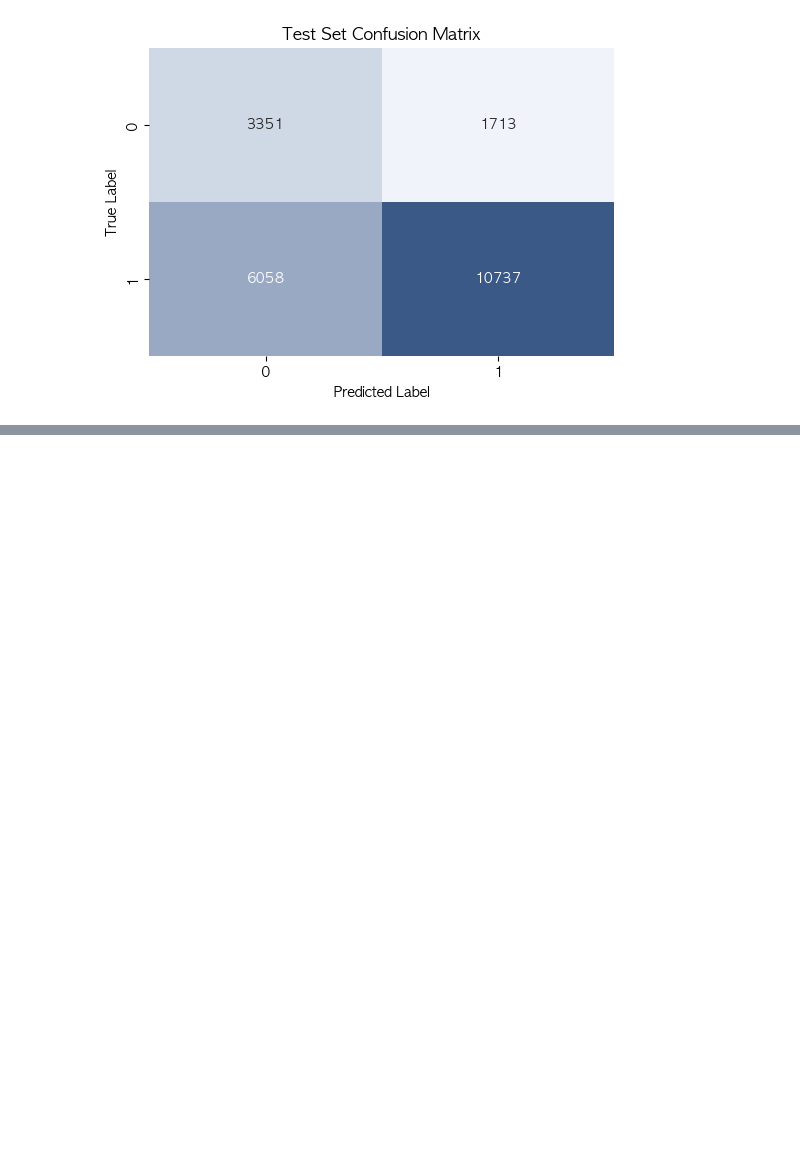
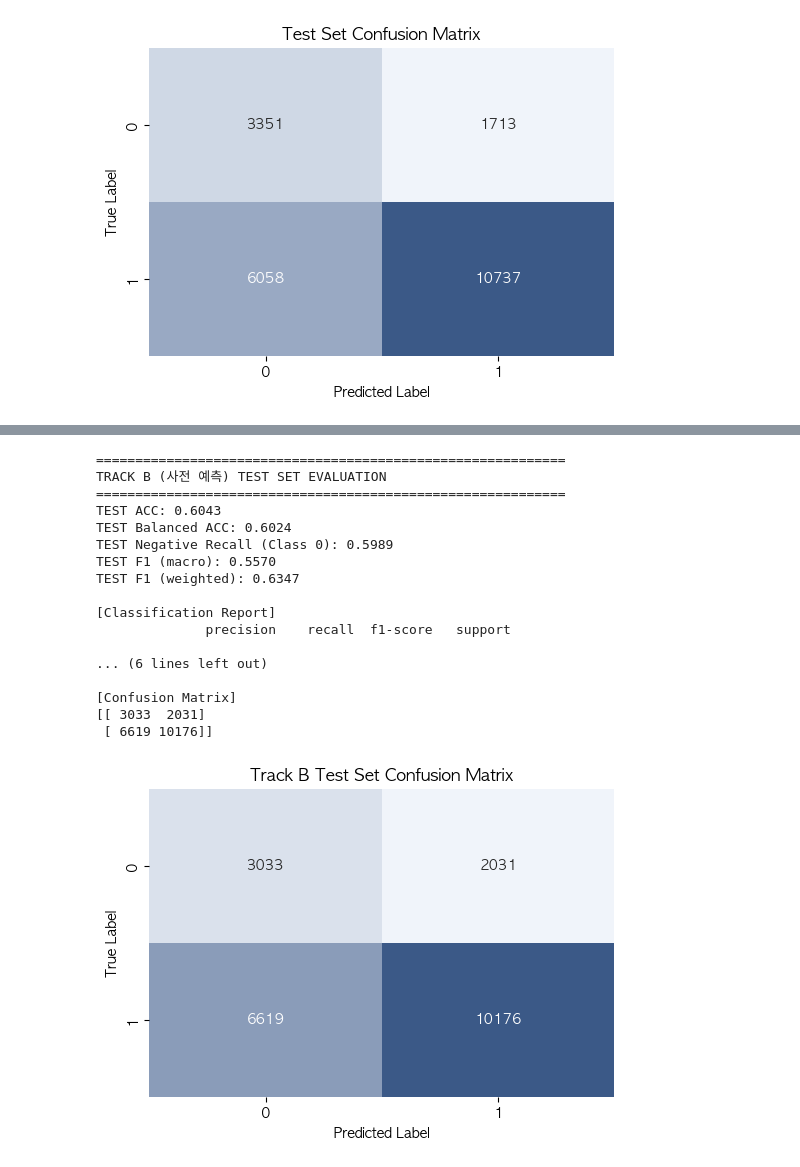
Before and after one commit to rladbstj56/olist_project, a Jupyter notebook: code_final_report/finalcode/ml_classifier.ipynb, the cells around one changed output, grey strips where cells are left out. Drawn from its saved outputs; the diff is of its cells as text; code cells hidden in the pictures; blank space fills up the shorter version.

```diff
--- a/code_final_report/finalcode/ml_classifier.ipynb
+++ b/code_final_report/finalcode/ml_classifier.ipynb
@@ -933,0 +1055,14 @@ TEST F1 (weighted): 0.6714
+# %%
+# Track A와 동일한 threshold 탐색 방식(recall_0≈recall_1 지점) 적용
+results_b = []
+for th in thresholds:
+    row = evaluate_threshold(y_valid, valid_proba_b, th)
+    results_b.append(row)
+threshold_df_b = pd.DataFrame(results_b)
+
+threshold_df_b["gap"] = (threshold_df_b["neg_recall"] - threshold_df_b["balanced_acc"]).abs()
+best_row_b = threshold_df_b.loc[threshold_df_b["gap"].idxmin()]
+best_threshold_b = best_row_b["threshold"]
+
+print("Track B 선택된 threshold:", best_threshold_b)
+print(best_row_b[["threshold", "neg_recall", "balanced_acc", "macro_f1", "accuracy"]])
@@ -933,0 +1077,45 @@ TEST F1 (weighted): 0.6714
+# %%
+# Test set 평가 (Track A와 동일하게 valid에서 찾은 threshold를 test에 그대로 적용)
+test_proba_b = trackb_pipeline.predict_proba(X_test_b)[:, 1]
+test_pred_b = (test_proba_b >= best_threshold_b).astype(int)
+
+print("="*60)
+print("TRACK B (사전 예측) TEST SET EVALUATION")
+print("="*60)
+print(f"TEST ACC: {accuracy_score(y_test, test_pred_b):.4f}")
+print(f"TEST Balanced ACC: {balanced_accuracy_score(y_test, test_pred_b):.4f}")
+print(f"TEST Negative Recall (Class 0): {recall_score(y_test, test_pred_b, pos_label=0):.4f}")
+print(f"TEST F1 (macro): {f1_score(y_test, test_pred_b, average='macro'):.4f}")
+print(f"TEST F1 (weighted): {f1_score(y_test, test_pred_b, average='weighted'):.4f}")
+
+print("\n[Classification Report]")
+print(classification_report(y_test, test_pred_b, zero_division=0))
+
+print("[Confusion Matrix]")
+print(confusion_matrix(y_test, test_pred_b))
+
+plt.figure(figsize=(6, 4))
+sns.heatmap(confusion_matrix(y_test, test_pred_b), annot=True, fmt='d', cmap=blue_cmap, cbar=False)
+plt.title('Track B Test Set Confusion Matrix')
+plt.xlabel('Predicted Label')
+plt.ylabel('True Label')
+plt.show()
+# %% [output]
+============================================================
+TRACK B (사전 예측) TEST SET EVALUATION
+============================================================
+TEST ACC: 0.6043
+TEST Balanced ACC: 0.6024
+TEST Negative Recall (Class 0): 0.5989
+TEST F1 (macro): 0.5570
+TEST F1 (weighted): 0.6347
+
+[Classification Report]
+              precision    recall  f1-score   support
+
+... (6 lines left out)
+
+[Confusion Matrix]
+[[ 3033  2031]
+ [ 6619 10176]]
+[figure, added]
```
Also changed, not shown: parts of 9 cells of this notebook, 1 other file.
